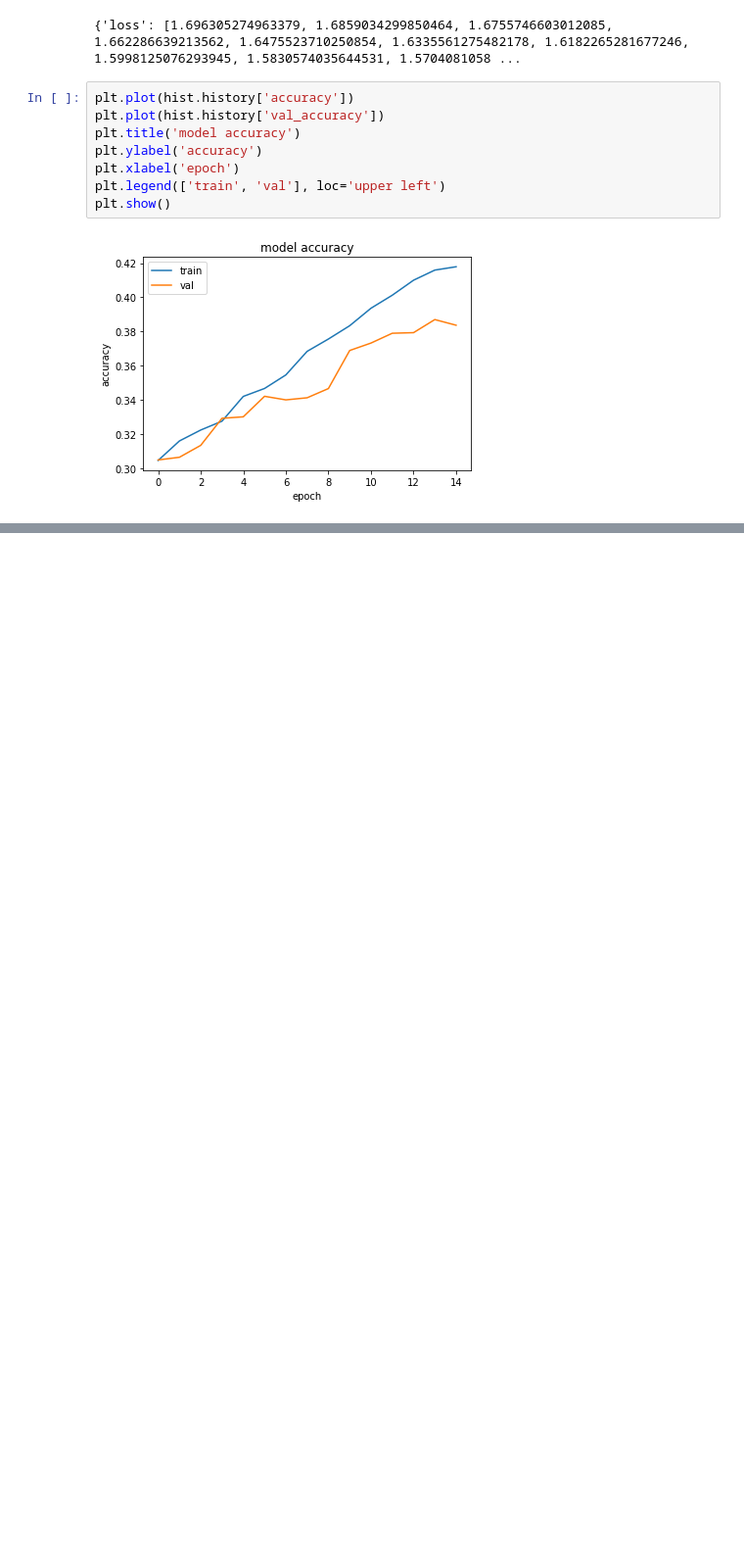
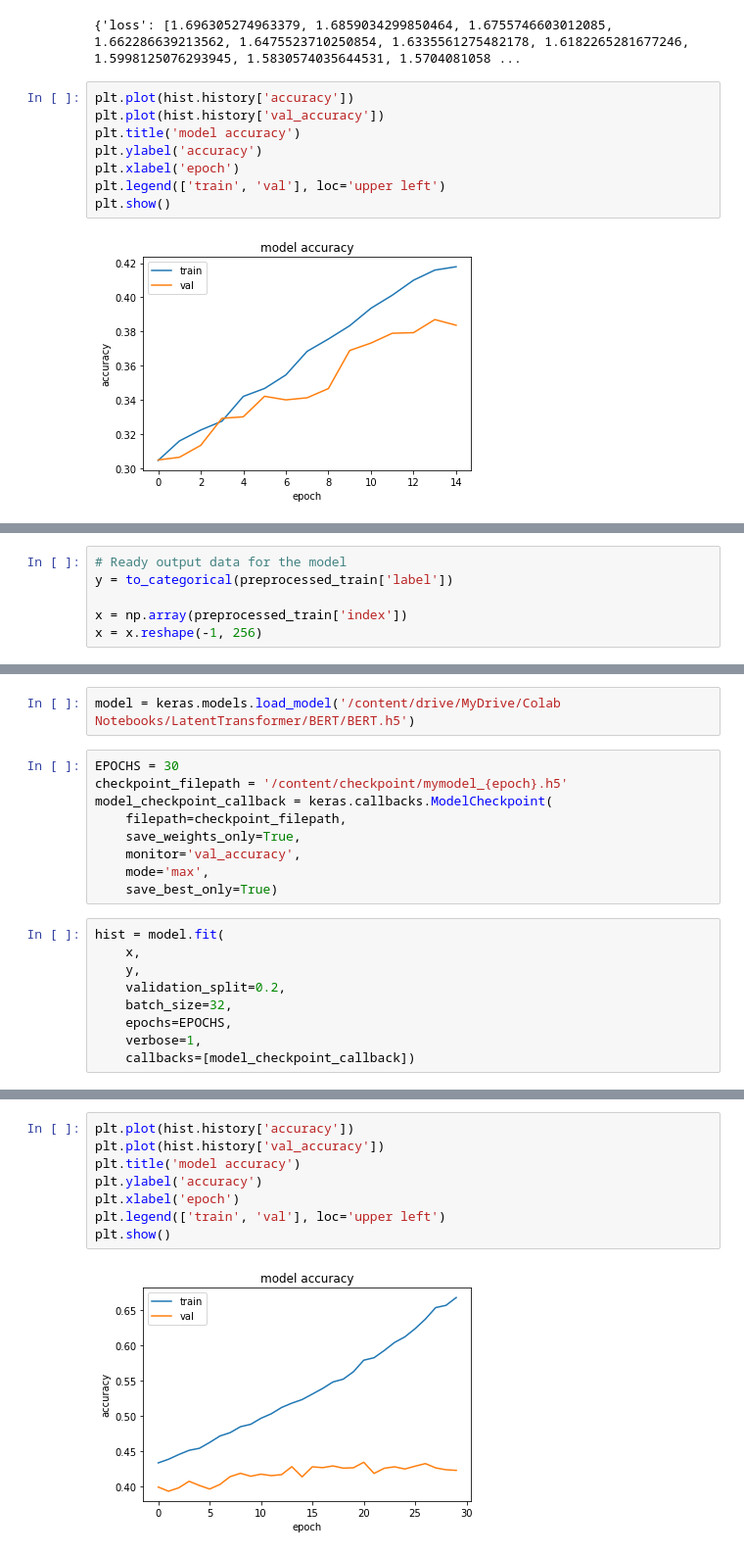
Before and after one commit to user074/EmotionTransformer, a Jupyter notebook: Latent_Transformer.ipynb, the cells around one changed output, grey strips where cells are left out. Shown: that part at 98% size. Saved outputs shown, nothing was run; the diff lists cells and outputs as text; blank space fills up the shorter version.

Commit message:
continue training but val does not increase

```diff
--- a/Latent_Transformer.ipynb
+++ b/Latent_Transformer.ipynb
@@ -1196,0 +1208,6 @@ plt.show()
+# %%
+# Ready output data for the model
+y = to_categorical(preprocessed_train['label'])
+
+x = np.array(preprocessed_train['index'])
+x = x.reshape(-1, 256)
@@ -1196,0 +1218,20 @@ plt.show()
+# %%
+model = keras.models.load_model('/content/drive/MyDrive/Colab Notebooks/LatentTransformer/BERT/BERT.h5')
+# %%
+EPOCHS = 30
+checkpoint_filepath = '/content/checkpoint/mymodel_{epoch}.h5'
+model_checkpoint_callback = keras.callbacks.ModelCheckpoint(
+    filepath=checkpoint_filepath,
+    save_weights_only=True,
+    monitor='val_accuracy',
+    mode='max',
+    save_best_only=True)
+# %%
+hist = model.fit(
+    x,
+    y,
+    validation_split=0.2,
+    batch_size=32,
+    epochs=EPOCHS,
+    verbose=1,
+    callbacks=[model_checkpoint_callback])
@@ -1196,0 +1256,10 @@ plt.show()
+# %%
+plt.plot(hist.history['accuracy'])
+plt.plot(hist.history['val_accuracy'])
+plt.title('model accuracy')
+plt.ylabel('accuracy')
+plt.xlabel('epoch')
+plt.legend(['train', 'val'], loc='upper left')
+plt.show()
+# %% [output]
+[figure, added]
```
Also changed, not shown: parts of 6 cells of this notebook.
